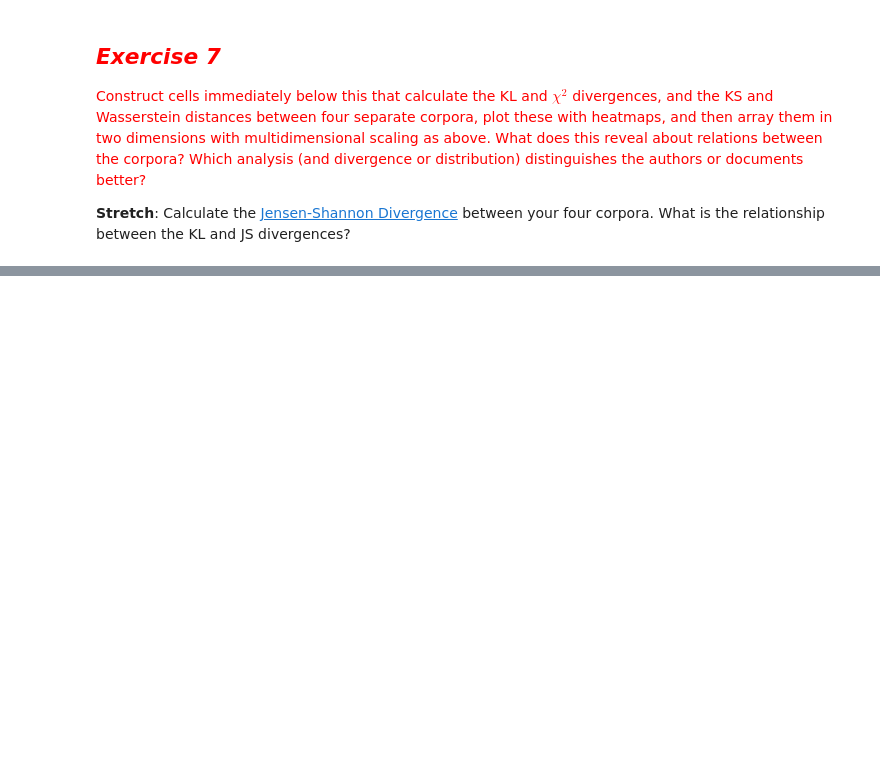
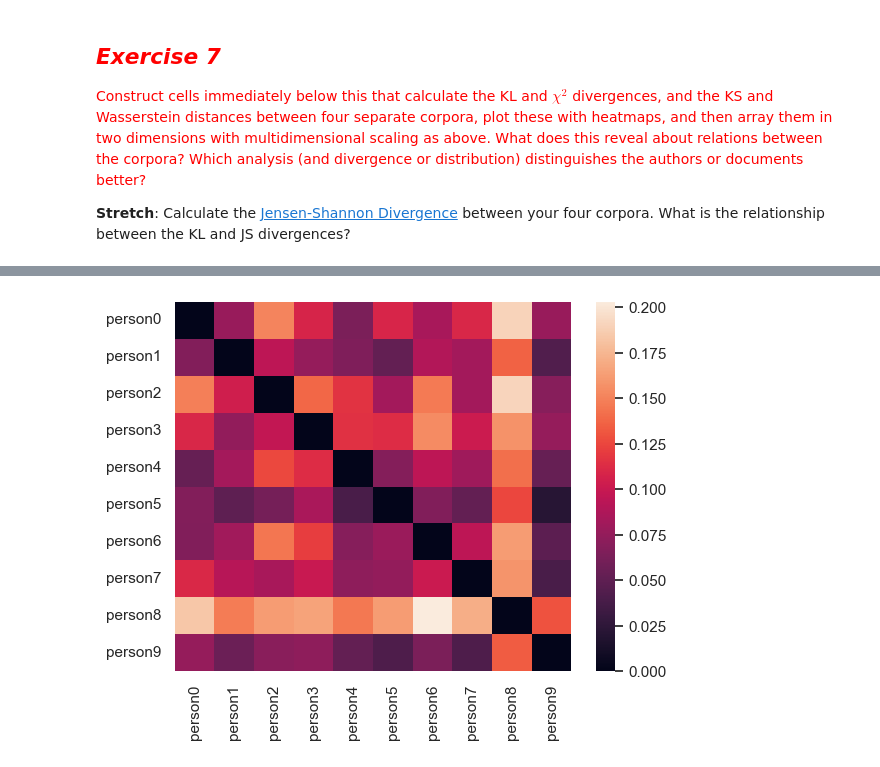
Before and after one commit to h-karyn/ComputationalContentAnalysis, a Jupyter notebook: python_notebooks/hw2/2-Counting Words & Phrases to Trace the Distribution of Meaning.ipynb, the cells around one changed output, grey strips where cells are left out. Saved outputs shown, nothing was run; the diff lists cells and outputs as text; code cells hidden in the pictures; blank space fills up the shorter version.

```diff
--- a/python_notebooks/hw2/2-Counting Words & Phrases to Trace the Distribution of Meaning.ipynb
+++ b/python_notebooks/hw2/2-Counting Words & Phrases to Trace the Distribution of Meaning.ipynb
@@ -2587,0 +2891,17 @@ What are "The Passionate Pilgrim" and "The Phoenix and the Turtle"? Little known
+# %%
+# Let's try to do the same thing with the non-stop words
+
+
+L = []
+for p in about_me_corpora_nons:
+    l = []
+    for q in about_me_corpora_nons:
+        l.append(Divergence(p,q, difference='KL'))
+    L.append(l)
+M = np.array(L)
+fig = plt.figure()
+div = pandas.DataFrame(M, columns = fileids, index = fileids)
+ax = sns.heatmap(div)
+plt.show()
+# %% [output]
+[figure, added]
```
Also changed, not shown: parts of 45 cells of this notebook.
